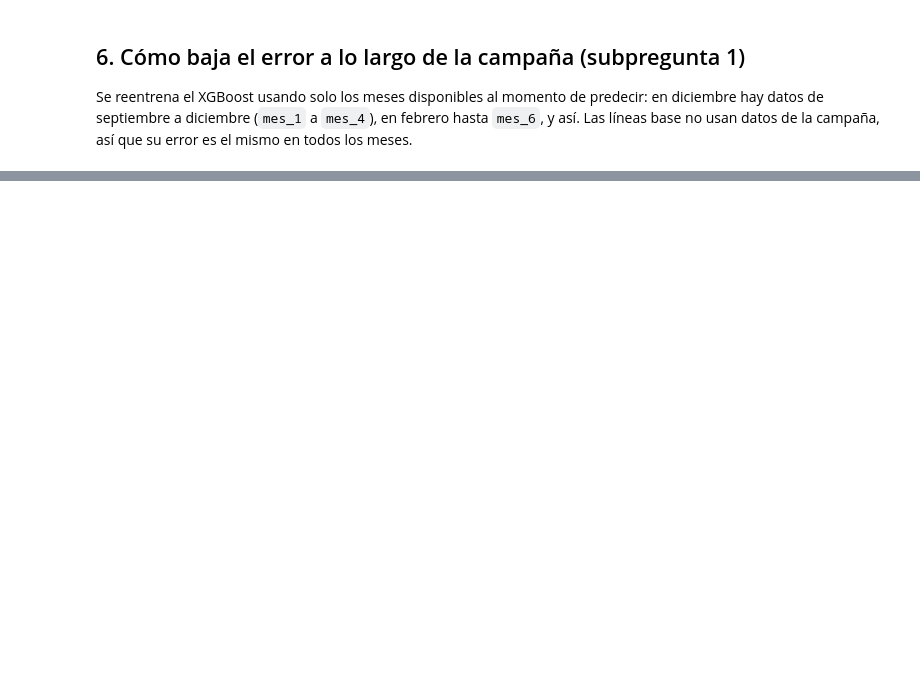
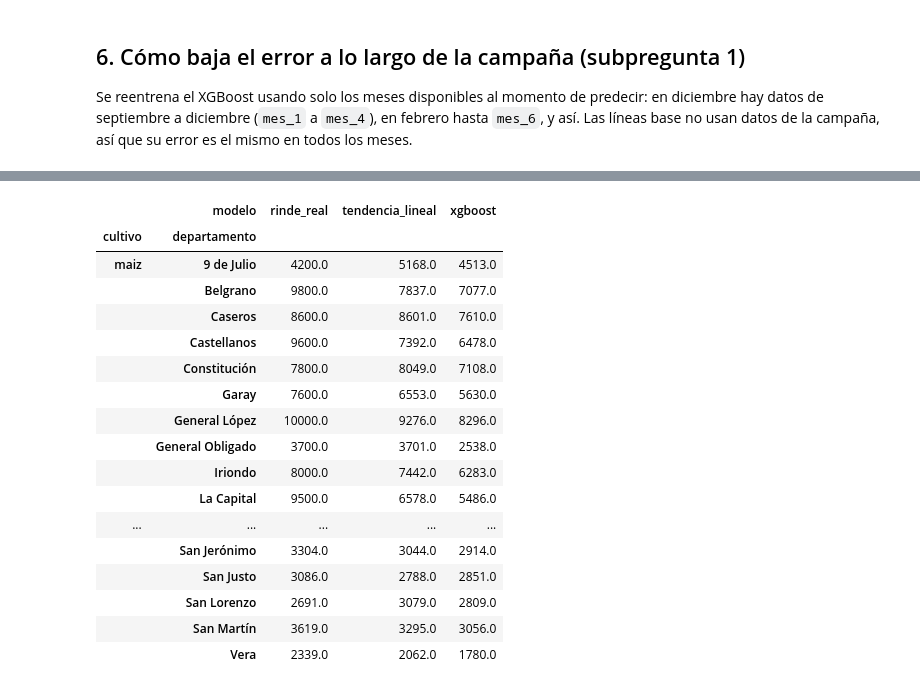
Before and after one commit to imas-Tech-Club/AnalisisAgroClimatico, a Jupyter notebook: notebooks/frente4_validacion_lineas_base_xgboost.ipynb, the cells around one changed output, grey strips where cells are left out. Drawn from its saved outputs; the diff is of its cells as text; code cells hidden in the pictures; blank space fills up the shorter version.

```diff
--- a/notebooks/frente4_validacion_lineas_base_xgboost.ipynb
+++ b/notebooks/frente4_validacion_lineas_base_xgboost.ipynb
@@ -277,0 +279,24 @@ nueva.pivot_table(index="departamento", columns="cultivo", values=["pred_xgboost
+# %%
+# Por departamento: rinde real contra lo que predijo cada modelo
+t = vivo.pivot_table(index=["cultivo", "departamento"], columns="modelo", values="pred")[["tendencia_lineal", "xgboost"]]
+t.insert(0, "rinde_real", vivo.drop_duplicates(["cultivo", "departamento"]).set_index(["cultivo", "departamento"])["rinde_real"])
+t.round(0)
+# %% [output]
+|  | modelo | rinde_real | tendencia_lineal | xgboost |
+| cultivo | departamento |  |  |  |
+| maiz | 9 de Julio | 4200.0 | 5168.0 | 4513.0 |
+|  | Belgrano | 9800.0 | 7837.0 | 7077.0 |
+|  | Caseros | 8600.0 | 8601.0 | 7610.0 |
+|  | Castellanos | 9600.0 | 7392.0 | 6478.0 |
+|  | Constitución | 7800.0 | 8049.0 | 7108.0 |
+|  | Garay | 7600.0 | 6553.0 | 5630.0 |
+|  | General López | 10000.0 | 9276.0 | 8296.0 |
+|  | General Obligado | 3700.0 | 3701.0 | 2538.0 |
+|  | Iriondo | 8000.0 | 7442.0 | 6283.0 |
+|  | La Capital | 9500.0 | 6578.0 | 5486.0 |
+| ... | ... | ... | ... | ... |
+|  | San Jerónimo | 3304.0 | 3044.0 | 2914.0 |
+|  | San Justo | 3086.0 | 2788.0 | 2851.0 |
+|  | San Lorenzo | 2691.0 | 3079.0 | 2809.0 |
+|  | San Martín | 3619.0 | 3295.0 | 3056.0 |
+|  | Vera | 2339.0 | 2062.0 | 1780.0 |
```
Also changed, not shown: parts of 19 cells of this notebook, 8 other files.
